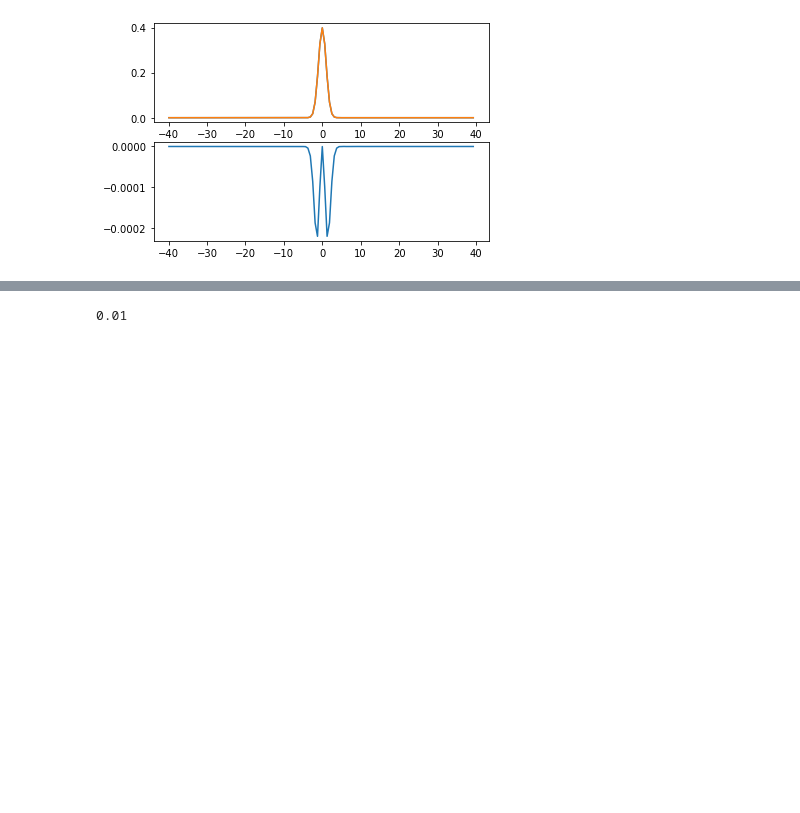
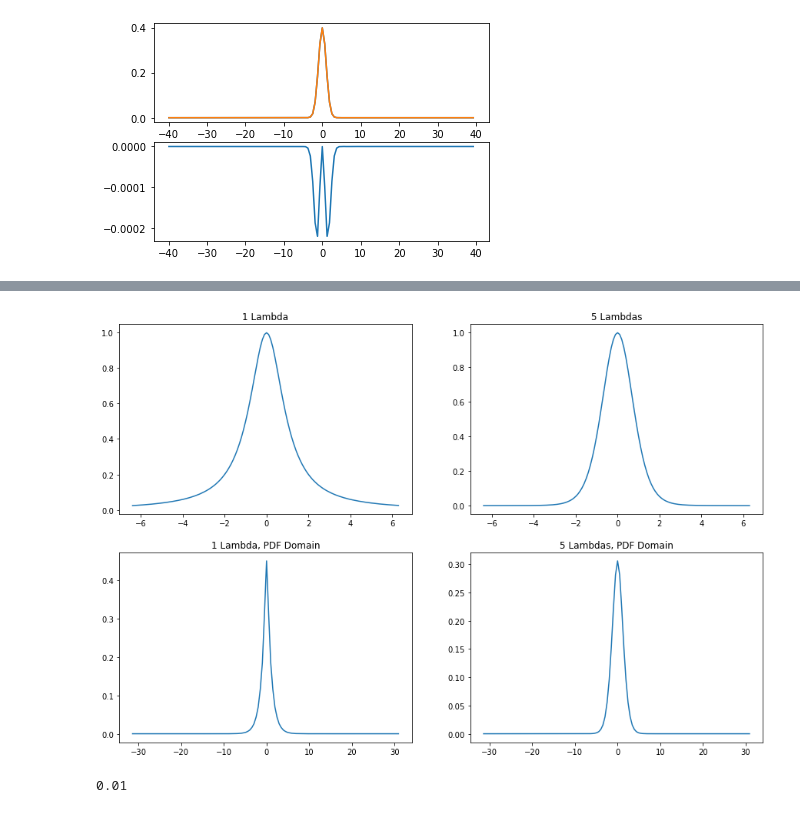
Before and after one commit to jlcbrown/FFT_hypoexp_comp, a Jupyter notebook: FFT_computation_testing.ipynb, the cells around one changed output, grey strips where cells are left out. Cells and saved outputs as stored; diff of their text form; code cells hidden in the pictures; blank space fills up the shorter version.

```diff
--- a/FFT_computation_testing.ipynb
+++ b/FFT_computation_testing.ipynb
@@ -152,3 +198,7 @@ ax[1].plot(x, np.real(f) - stats.norm.pdf(x)) # Some weird small shit going on n
+# %%
+four_panel_comp(norm='z-score')
+# %% [output]
+[figure, added]
 # %%
 print(1e-2)
 plt.plot(np.fft.fft(bihypoexponential_fourier_outputs(2,1e-2)))
```
Also changed, not shown: parts of 4 cells of this notebook.
